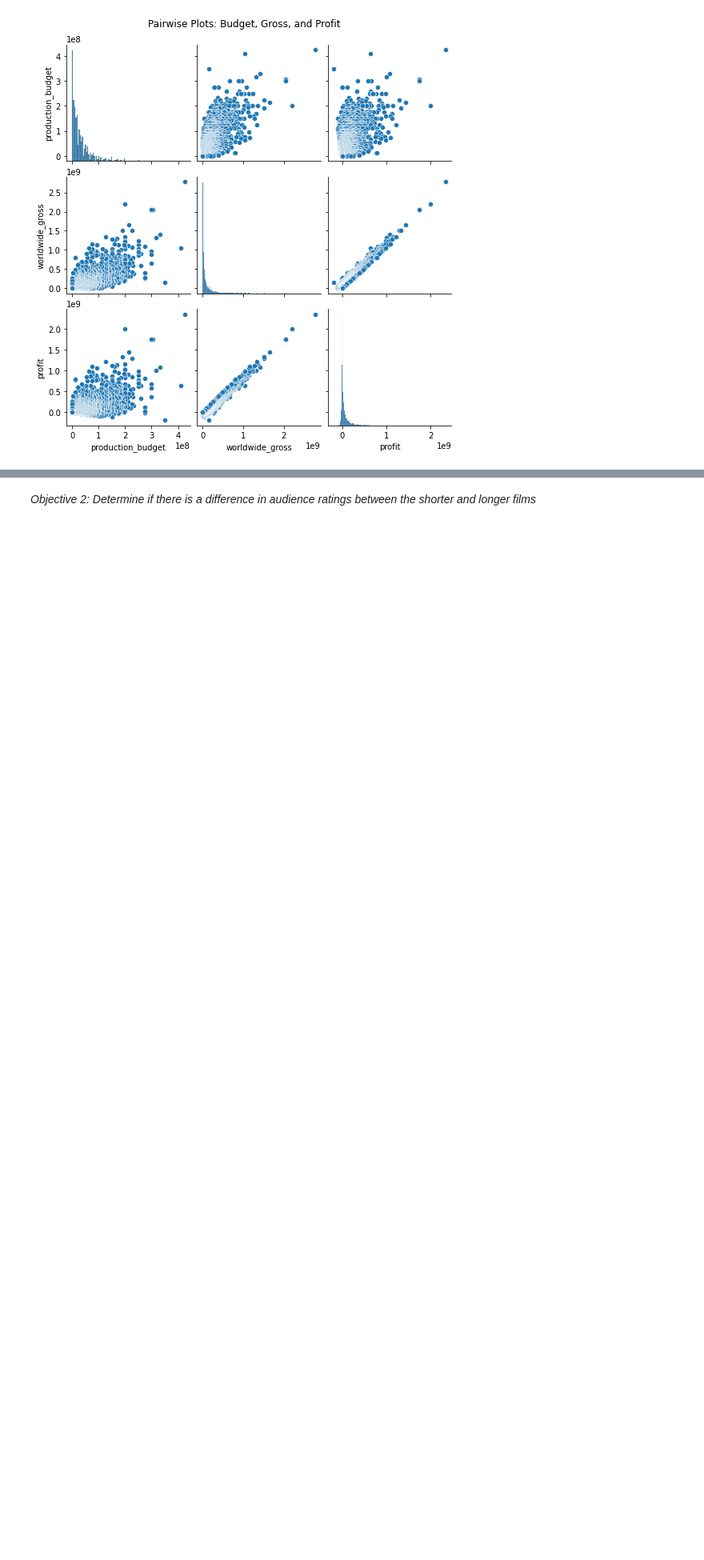
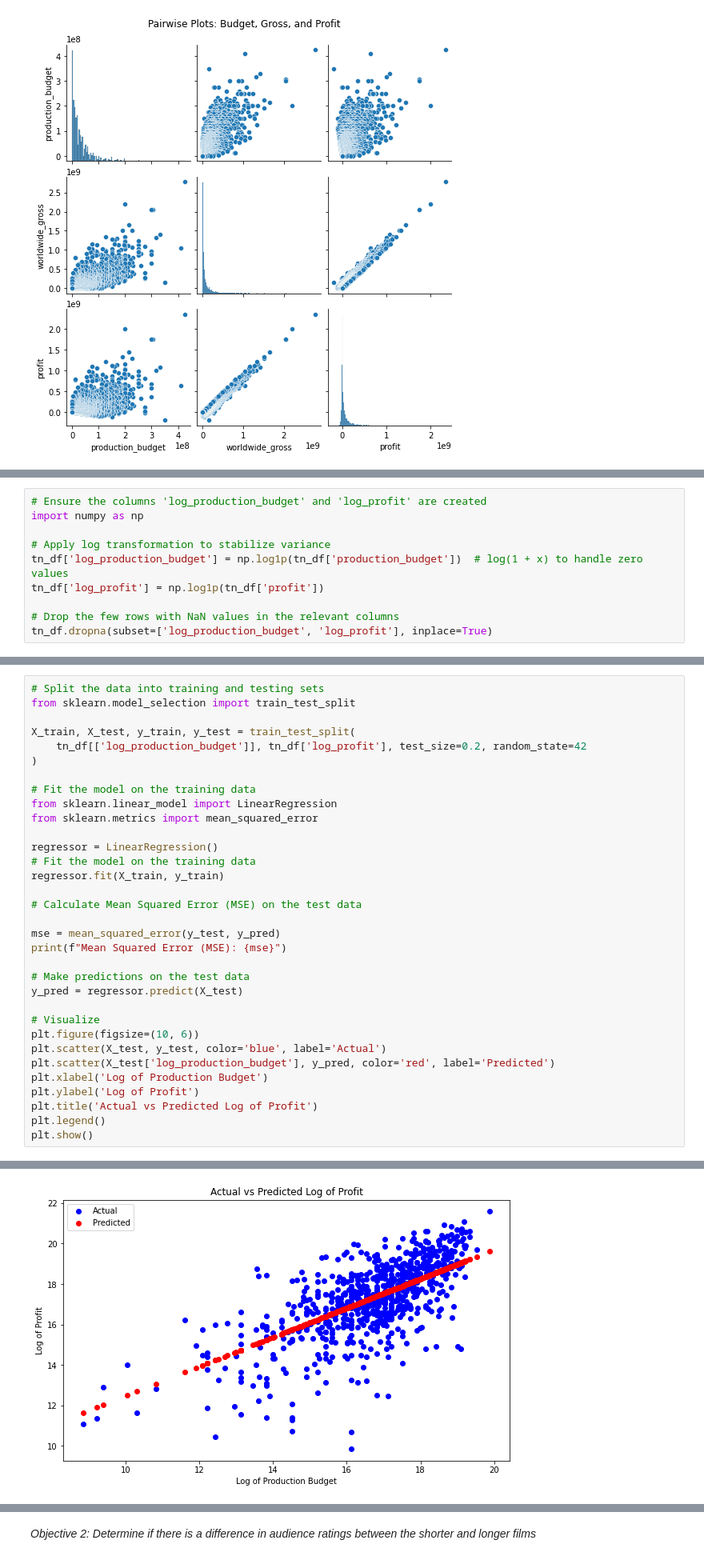
Before and after one commit to Julie97-wb/group6, a Jupyter notebook: main.ipynb, the cells around one changed output, grey strips where cells are left out. Shown: that part at 80% size. Saved outputs shown, nothing was run; the diff lists cells and outputs as text; blank space fills up the shorter version.

Commit message:
Did a linear regression model

```diff
--- a/main.ipynb
+++ b/main.ipynb
@@ -500,0 +516,10 @@ plt.show()
+# %%
+# Ensure the columns 'log_production_budget' and 'log_profit' are created
+import numpy as np
+
+# Apply log transformation to stabilize variance
+tn_df['log_production_budget'] = np.log1p(tn_df['production_budget'])  # log(1 + x) to handle zero values
+tn_df['log_profit'] = np.log1p(tn_df['profit'])
+
+# Drop the few rows with NaN values in the relevant columns
+tn_df.dropna(subset=['log_production_budget', 'log_profit'], inplace=True)
@@ -500,0 +605,34 @@ plt.show()
+# %%
+# Split the data into training and testing sets
+from sklearn.model_selection import train_test_split
+
+X_train, X_test, y_train, y_test = train_test_split(
+	tn_df[['log_production_budget']], tn_df['log_profit'], test_size=0.2, random_state=42
+)
+
+# Fit the model on the training data
+from sklearn.linear_model import LinearRegression
+from sklearn.metrics import mean_squared_error
+
+regressor = LinearRegression()
+# Fit the model on the training data
+regressor.fit(X_train, y_train)
+
+# Calculate Mean Squared Error (MSE) on the test data
+
+mse = mean_squared_error(y_test, y_pred)
+print(f"Mean Squared Error (MSE): {mse}")
+
+# Make predictions on the test data
+y_pred = regressor.predict(X_test)
+
+# Visualize
+plt.figure(figsize=(10, 6))
+plt.scatter(X_test, y_test, color='blue', label='Actual')
+plt.scatter(X_test['log_production_budget'], y_pred, color='red', label='Predicted')
+plt.xlabel('Log of Production Budget')
+plt.ylabel('Log of Profit')
+plt.title('Actual vs Predicted Log of Profit')
+plt.legend()
+plt.show()
+# %% [output]
@@ -500,0 +640 @@ plt.show()
+[figure, added]
```
Also changed, not shown: parts of 14 cells of this notebook.
